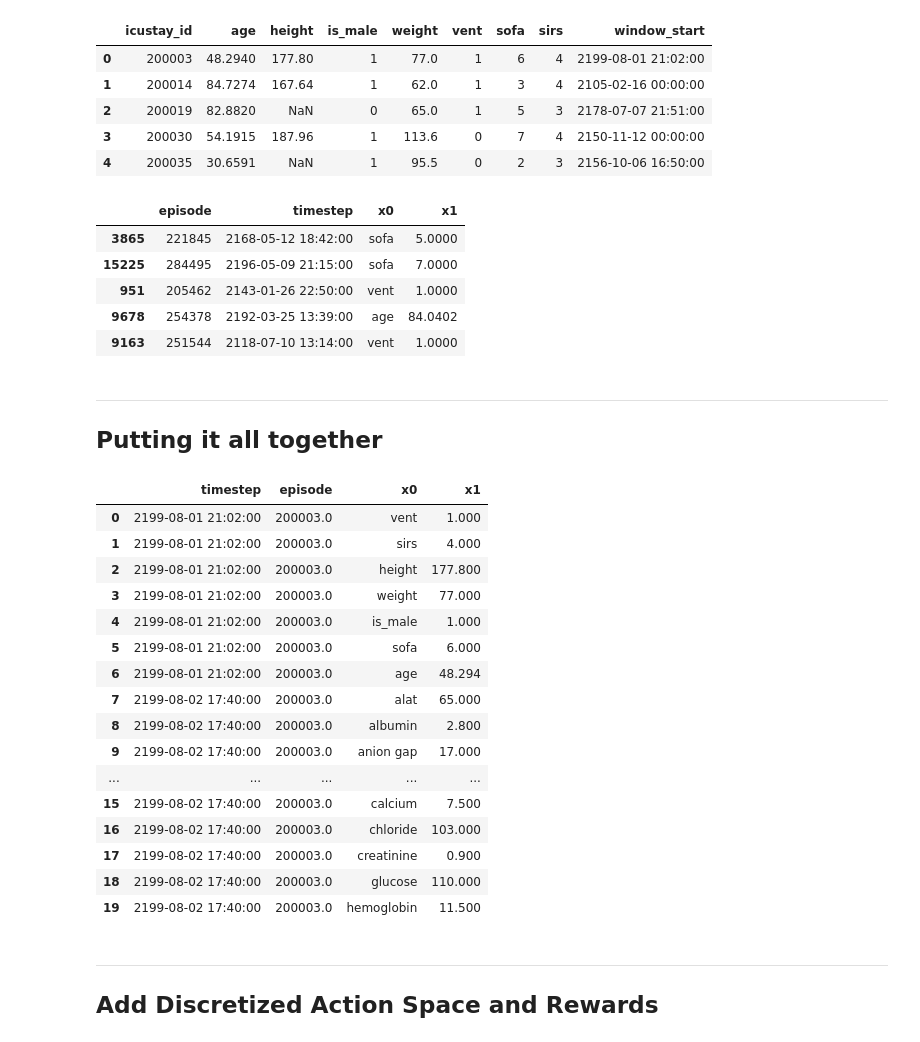
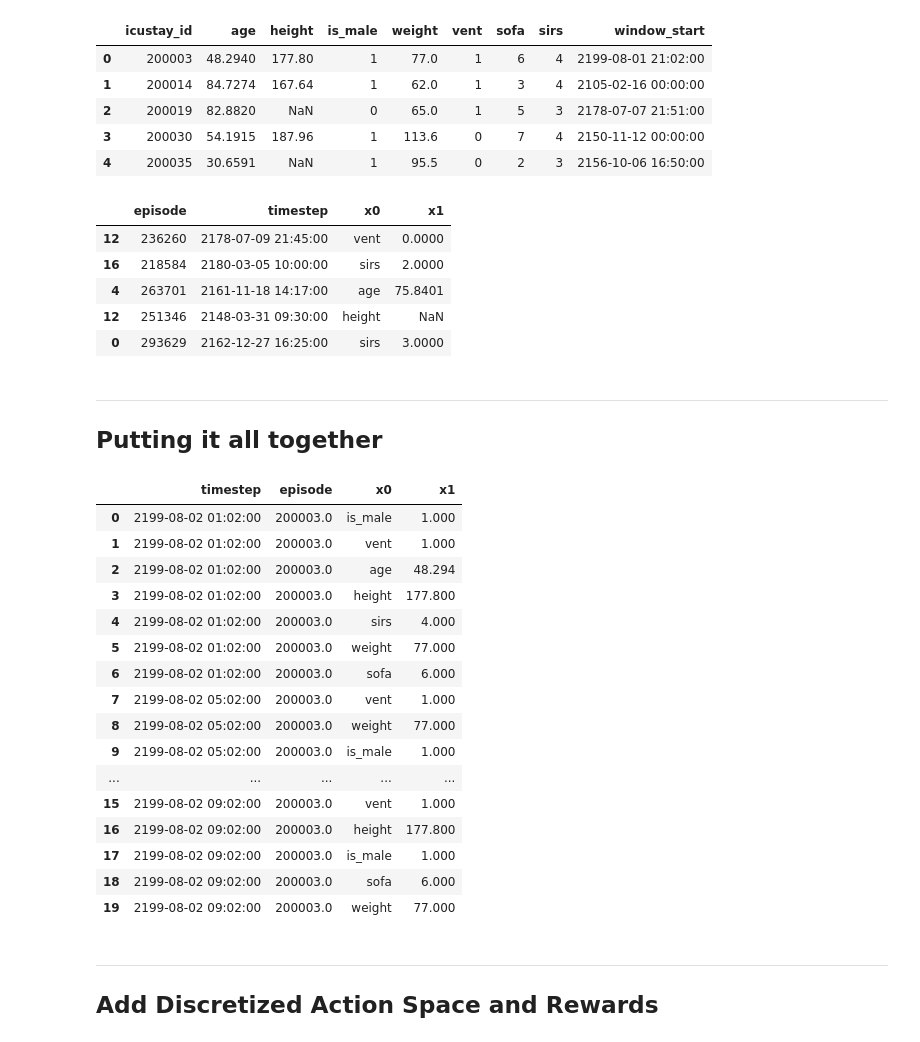
Before and after one commit to thomas097/Haemodynamic-Optimization-Reinforcement-Learning, a Jupyter notebook: preprocessing/MIMIC-III_preprocessing_attention_v1.ipynb, the cells around one changed output. Cells and saved outputs as stored; diff of their text form; code cells hidden in the pictures.

```diff
--- a/preprocessing/MIMIC-III_preprocessing_attention_v1.ipynb
+++ b/preprocessing/MIMIC-III_preprocessing_attention_v1.ipynb
@@ -460,58 +460,65 @@ demo_df.head()
 | 3 | 200030 | 54.1915 | 187.96 | 1 | 113.6 | 0 | 7 | 4 | 2150-11-12 00:00:00 |
 | 4 | 200035 | 30.6591 | NaN | 1 | 95.5 | 0 | 2 | 3 | 2156-10-06 16:50:00 |
 # %%
-# Create df with demographics as measurements made at beginning od admission
-new_demo_dfs = []
-for feat in USED_DEMOGRAPHICS:
-    new_demo_df = pd.DataFrame({'episode': demo_df['icustay_id'],
-                                'timestep': demo_df['window_start'],
-                                'x0': feat,
-                                'x1': demo_df[feat]})
-    new_demo_dfs.append(new_demo_df)
+# Create df with demographics as measurements
+new_demographics_dfs = []
+for icustay_id, icustay_demo_df in tqdm(demo_df.groupby('icustay_id')):
 
-new_demo_df = pd.concat(new_demo_dfs).sample(frac=1) # shuffle
-new_demo_df.head()
+    # Repeat demographics at every decision point!
+    # (as we may need to truncate the sequence when it gets too long!)
+    timesteps = [end for _, end in interval_times[icustay_id]]
+
+    for feat in USED_DEMOGRAPHICS:
+        new_demographics_df = pd.DataFrame({'episode': icustay_id,
+                                            'timestep': timesteps,
+                                            'x0': feat,
+                                            'x1': icustay_demo_df[feat].values[0]})
+
+        new_demographics_dfs.append(new_demographics_df)
+
+new_demographics_df = pd.concat(new_demographics_dfs).sample(frac=1) # shuffle
+new_demographics_df.head()
 # %% [output]
 |  | episode | timestep | x0 | x1 |
-| 3865 | 221845 | 2168-05-12 18:42:00 | sofa | 5.0000 |
-| 15225 | 284495 | 2196-05-09 21:15:00 | sofa | 7.0000 |
-| 951 | 205462 | 2143-01-26 22:50:00 | vent | 1.0000 |
-| 9678 | 254378 | 2192-03-25 13:39:00 | age | 84.0402 |
-| 9163 | 251544 | 2118-07-10 13:14:00 | vent | 1.0000 |
+| 12 | 236260 | 2178-07-09 21:45:00 | vent | 0.0000 |
+| 16 | 218584 | 2180-03-05 10:00:00 | sirs | 2.0000 |
+| 4 | 263701 | 2161-11-18 14:17:00 | age | 75.8401 |
+| 12 | 251346 | 2148-03-31 09:30:00 | height | NaN |
+| 0 | 293629 | 2162-12-27 16:25:00 | sirs | 3.0000 |
 # %% [markdown]
 ---
 ## Putting it all together
 # %%
 # Merge measurement DataFrames
 full_df = pd.concat([sampled_vaso_mv_df,
-                     new_demo_df,
+                     new_demographics_df,
                      sampled_ivfluid_mv_df,
                      new_vitals_df,
                      new_lab_df,
                      new_fio2_df,
                      new_urineoutput_df]).dropna(axis=0).reset_index(drop=True)
 
 # Group ICU-stays and by increasing timestep
 full_df = full_df.sort_values(by=['episode', 'timestep']).reset_index(drop=True)
 full_df.head(20)
 # %% [output]
 |  | timestep | episode | x0 | x1 |
-| 0 | 2199-08-01 21:02:00 | 200003.0 | vent | 1.000 |
-| 1 | 2199-08-01 21:02:00 | 200003.0 | sirs | 4.000 |
-| 2 | 2199-08-01 21:02:00 | 200003.0 | height | 177.800 |
-| 3 | 2199-08-01 21:02:00 | 200003.0 | weight | 77.000 |
-| 4 | 2199-08-01 21:02:00 | 200003.0 | is_male | 1.000 |
-| 5 | 2199-08-01 21:02:00 | 200003.0 | sofa | 6.000 |
-| 6 | 2199-08-01 21:02:00 | 200003.0 | age | 48.294 |
-| 7 | 2199-08-02 17:40:00 | 200003.0 | alat | 65.000 |
-| 8 | 2199-08-02 17:40:00 | 200003.0 | albumin | 2.800 |
-| 9 | 2199-08-02 17:40:00 | 200003.0 | anion gap | 17.000 |
+| 0 | 2199-08-02 01:02:00 | 200003.0 | is_male | 1.000 |
+| 1 | 2199-08-02 01:02:00 | 200003.0 | vent | 1.000 |
+| 2 | 2199-08-02 01:02:00 | 200003.0 | age | 48.294 |
+| 3 | 2199-08-02 01:02:00 | 200003.0 | height | 177.800 |
+| 4 | 2199-08-02 01:02:00 | 200003.0 | sirs | 4.000 |
+| 5 | 2199-08-02 01:02:00 | 200003.0 | weight | 77.000 |
+| 6 | 2199-08-02 01:02:00 | 200003.0 | sofa | 6.000 |
+| 7 | 2199-08-02 05:02:00 | 200003.0 | vent | 1.000 |
+| 8 | 2199-08-02 05:02:00 | 200003.0 | weight | 77.000 |
+| 9 | 2199-08-02 05:02:00 | 200003.0 | is_male | 1.000 |
 | ... | ... | ... | ... | ... |
-| 15 | 2199-08-02 17:40:00 | 200003.0 | calcium | 7.500 |
-| 16 | 2199-08-02 17:40:00 | 200003.0 | chloride | 103.000 |
-| 17 | 2199-08-02 17:40:00 | 200003.0 | creatinine | 0.900 |
-| 18 | 2199-08-02 17:40:00 | 200003.0 | glucose | 110.000 |
-| 19 | 2199-08-02 17:40:00 | 200003.0 | hemoglobin | 11.500 |
+| 15 | 2199-08-02 09:02:00 | 200003.0 | vent | 1.000 |
+| 16 | 2199-08-02 09:02:00 | 200003.0 | height | 177.800 |
+| 17 | 2199-08-02 09:02:00 | 200003.0 | is_male | 1.000 |
+| 18 | 2199-08-02 09:02:00 | 200003.0 | sofa | 6.000 |
+| 19 | 2199-08-02 09:02:00 | 200003.0 | weight | 77.000 |
 # %% [markdown]
 ---
 ## Add Discretized Action Space and Rewards
```
Also changed, not shown: parts of 12 cells of this notebook.
